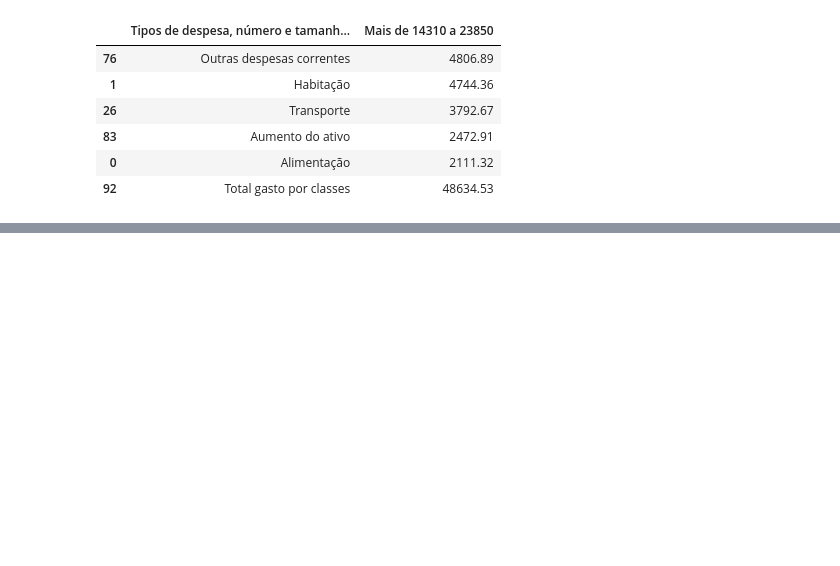
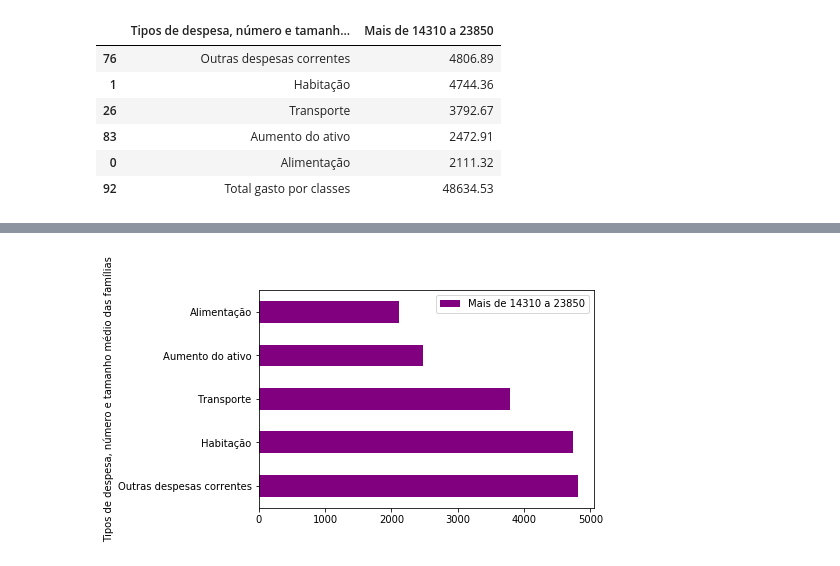
Before and after one commit to brunomarram/trabalho-dados, a Jupyter notebook: src/parte3/analise_exploratoria_por_classe_e_estado.ipynb, the cells around one changed output, grey strips where cells are left out. Saved outputs shown, nothing was run; the diff lists cells and outputs as text; code cells hidden in the pictures; blank space fills up the shorter version.

```diff
--- a/src/parte3/analise_exploratoria_por_classe_e_estado.ipynb
+++ b/src/parte3/analise_exploratoria_por_classe_e_estado.ipynb
@@ -200,0 +255,5 @@ plot_todos_graficos_barras_lista_top_N_itens(df_despesas, qtd_top_itens, cores)
+# %%
+df = getEstado("MG")
+plot_grafico_barras_lista_top_N_itens(df, 'Mais de 14310 a 23850', qtd_top_itens, 'purple')
+# %% [output]
+[figure, added]
```
Also changed, not shown: parts of 21 cells of this notebook.
